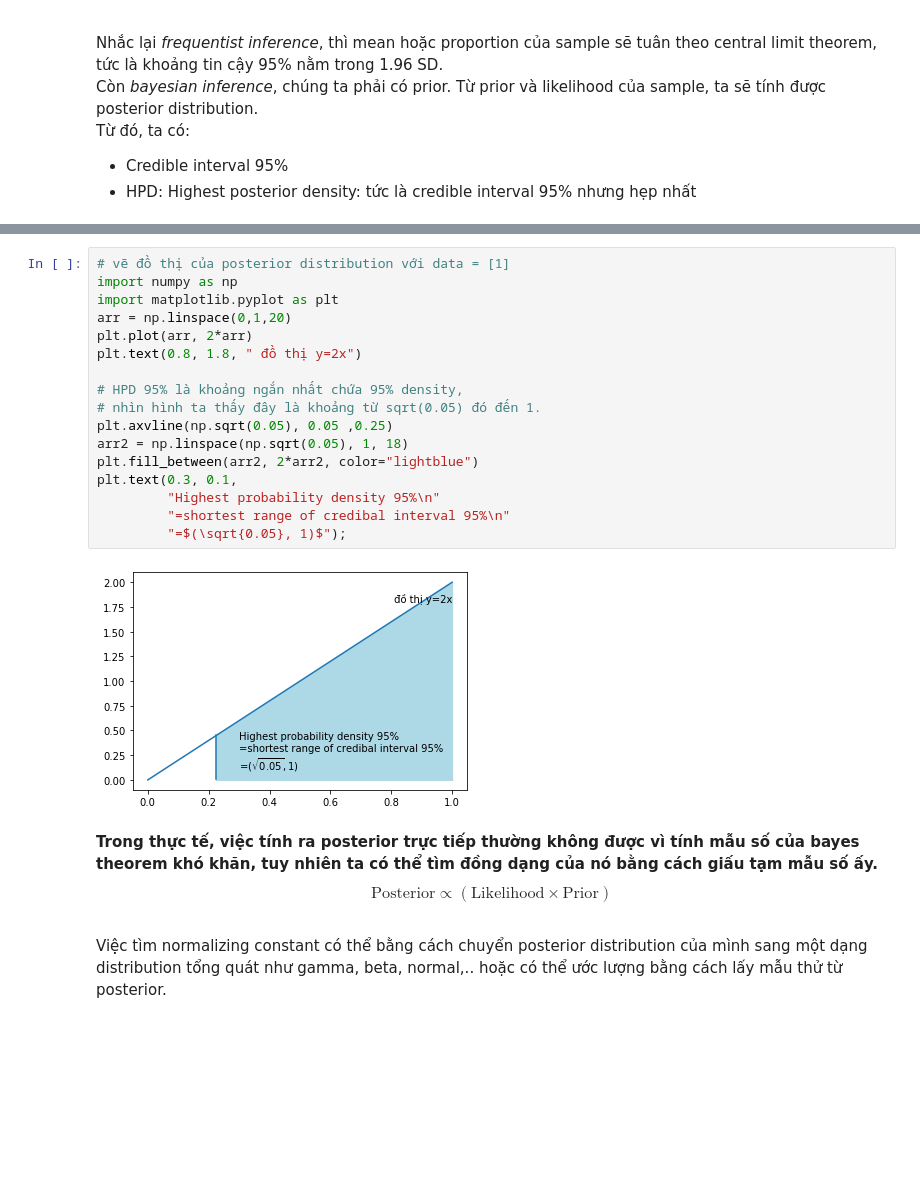
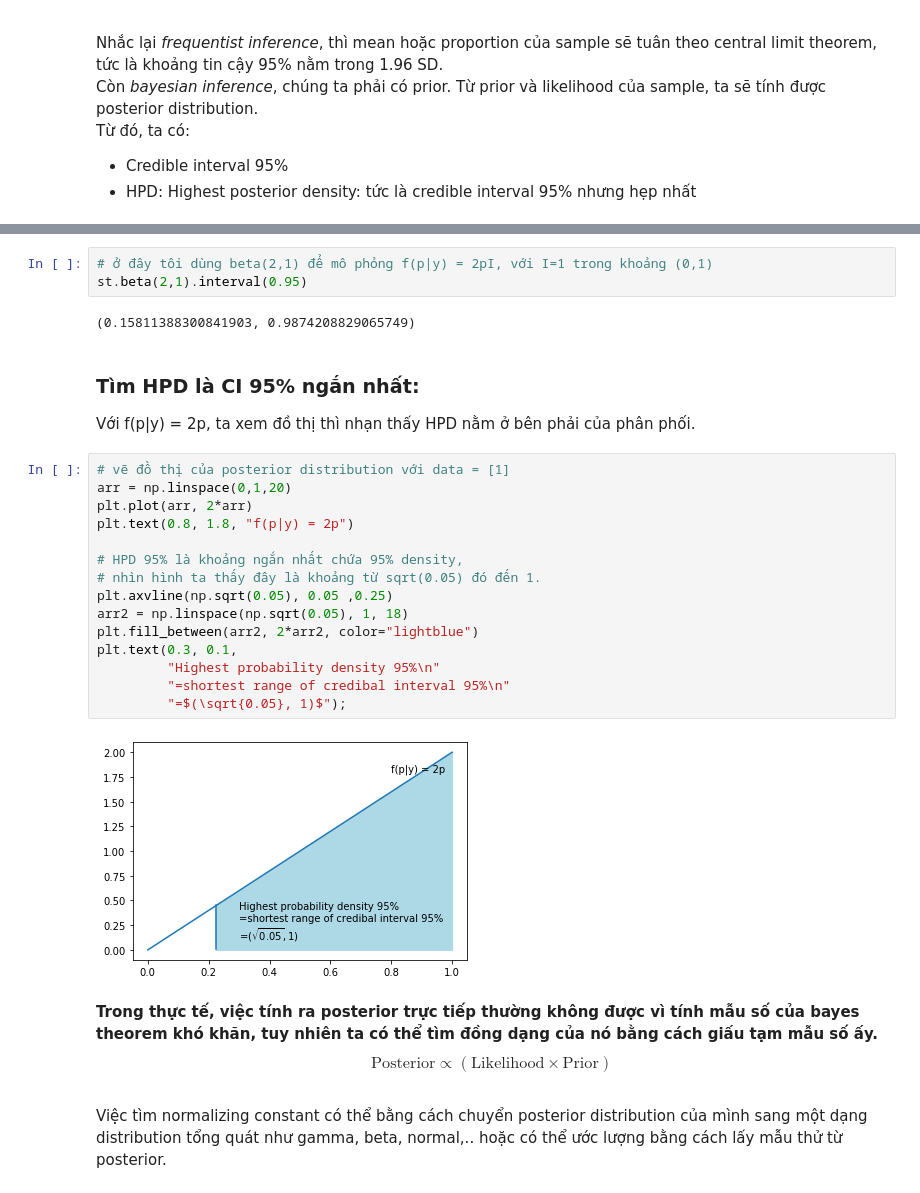
Before and after one commit to nguyetvo/cch-data-notebooks, a Jupyter notebook: unit_4/bayes-inference.ipynb, the cells around one changed output, grey strips where cells are left out. Cells and saved outputs as stored; diff of their text form; blank space fills up the shorter version.

```diff
--- a/unit_4/bayes-inference.ipynb
+++ b/unit_4/bayes-inference.ipynb
@@ -39,22 +69,28 @@ $ P(\sqrt{0.025}< p<\sqrt{0.975}) = 0.95 $
+# %%
+# ở đây tôi dùng beta(2,1) để mô phỏng f(p|y) = 2pI, với I=1 trong khoảng (0,1)
+st.beta(2,1).interval(0.95)
+# %% [output]
+(0.15811388300841903, 0.9874208829065749)
+# %% [markdown]
+### Tìm HPD là CI 95% ngắn nhất:
+Với f(p|y) = 2p, ta xem đồ thị thì nhạn thấy HPD nằm ở bên phải của phân phối.
 # %%
 # vẽ đồ thị của posterior distribution với data = [1]
-import numpy as np
-import matplotlib.pyplot as plt
 arr = np.linspace(0,1,20)
 plt.plot(arr, 2*arr)
-plt.text(0.8, 1.8, " đồ thị y=2x")
+plt.text(0.8, 1.8, "f(p|y) = 2p")
 
 # HPD 95% là khoảng ngắn nhất chứa 95% density,
 # nhìn hình ta thấy đây là khoảng từ sqrt(0.05) đó đến 1.
 plt.axvline(np.sqrt(0.05), 0.05 ,0.25)
 arr2 = np.linspace(np.sqrt(0.05), 1, 18)
 plt.fill_between(arr2, 2*arr2, color="lightblue")
 plt.text(0.3, 0.1,
          "Highest probability density 95%\n"
          "=shortest range of credibal interval 95%\n"
          "=$(\sqrt{0.05}, 1)$");
 # %% [output]
-[figure, old version]
+[figure, new version]
 # %% [markdown]
 **Trong thực tế, việc tính ra posterior trực tiếp thường không được vì tính mẫu số của bayes theorem khó khăn, tuy nhiên ta có thể tìm đồng dạng của nó bằng cách giấu tạm mẫu số ấy.**
 $$ \text{Posterior} \propto (\text{Likelihood} \times \text{Prior}) $$
```
Also changed, not shown: parts of 4 cells of this notebook, 1 other file.
